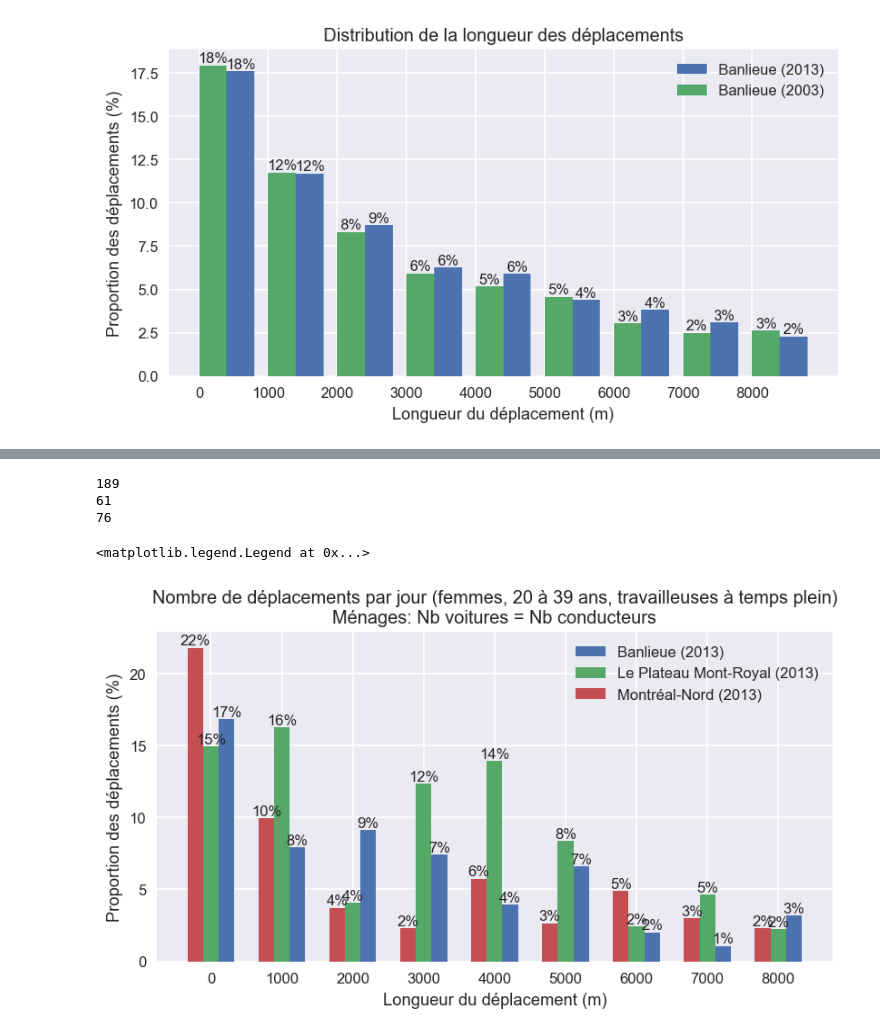
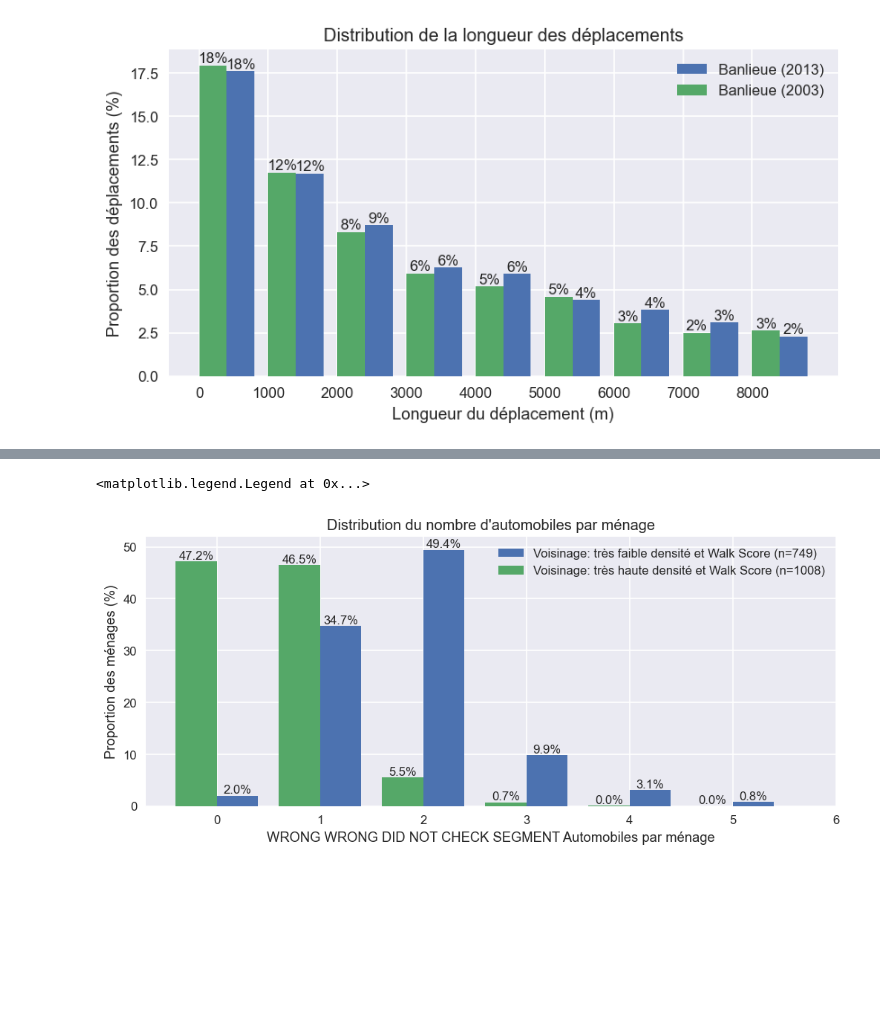
Before and after one commit to davidmurray/CIV6702-TP3, a Jupyter notebook: TP3.ipynb, the cells around one changed output, grey strips where cells are left out. Saved outputs shown, nothing was run; the diff lists cells and outputs as text; code cells hidden in the pictures; blank space fills up the shorter version.

```diff
--- a/TP3.ipynb
+++ b/TP3.ipynb
@@ -762,31 +849,23 @@ plt.legend()
-# %%
-width = 220
-plt.figure(figsize=(8, 4), dpi=120)
-def _n_dist_plot(df, title, offset):
-    df_pers = pers_typology(df, 2)
-    df_pers = df_pers[df_pers.f_pers == "T"]
-    #df_pers = neighborhood_typology(df_pers, 4)
-    df_pers = menages_typology(df_pers, 3)
-    print(len(df_pers))
-
-    total_facper = df_pers.facper.sum()
-
-    bin_edges = np.arange(0, 10 * 1000, 1000)
-    bins = np.histogram(list(df_pers.distance_meters), bins=bin_edges, weights=df_pers.facper / total_facper * 100)[0]
-    bar = plt.bar(bin_edges[:-1]-offset, bins, width=width, align="center", label=title)
-    #bar = plt.bar(bin_edges[:-1]-offset, bins, width=width, align="center", label=title)
-    plt.bar_label(bar, fmt="%.0f%%")
-    _ = plt.xticks(bin_edges[:-1])
-    plt.xlabel("Longueur du déplacement (m)")
-    plt.ylabel("Proportion des déplacements (%)")
-    plt.title("Nombre de déplacements par jour (femmes, 20 à 39 ans, travailleuses à temps plein)\nMénages: Nb voitures = Nb conducteurs")
-_n_dist_plot(suburb_2013, title="Banlieue (2013)", offset=-width)
-_n_dist_plot(plateau, title="Le Plateau Mont-Royal (2013)", offset=0)
-_n_dist_plot(montrealNord, title="Montréal-Nord (2013)", offset=+width)
-plt.legend()
-# %% [output]
-189
-61
-76
-<matplotlib.legend.Legend at 0x...>
-[figure, removed]
+# %%
+width = 0.4
+plt.figure(figsize=(10, 4), dpi=120)
+def __age_plot(df, title, offset):
+    df_households = df[df["f_menage"] == 'T']
+
+    total_faclog = df_households.faclog.sum()
+
+    bin_edges = np.array([0, 1, 2, 3, 4, 5, 6])
+    bins = np.histogram(list(df_households.autologi), bins=bin_edges, weights=df_households.faclog / total_faclog * 100)[0]
+
+    bar = plt.bar(bin_edges[:-1]-offset, bins, width=width, align="center", label=title + f" (n={len(df_households)})")
+    plt.bar_label(bar, fmt="%.1f%%")
+    _ = plt.xticks(bin_edges)
+    plt.xlabel("WRONG WRONG DID NOT CHECK SEGMENT Automobiles par ménage")
+    plt.ylabel("Proportion des ménages (%)")
+    plt.title("Distribution du nombre d'automobiles par ménage")
+__age_plot(neighborhood_typology(combined_sect, 1), title="Voisinage: très faible densité et Walk Score", offset=-width/2)
+__age_plot(neighborhood_typology(combined_sect, 4), title="Voisinage: très haute densité et Walk Score", offset=+width/2)
+plt.legend()
+# %% [output]
+<matplotlib.legend.Legend at 0x...>
+[figure, added]
```
Also changed, not shown: parts of 47 cells of this notebook, 5 other files.
